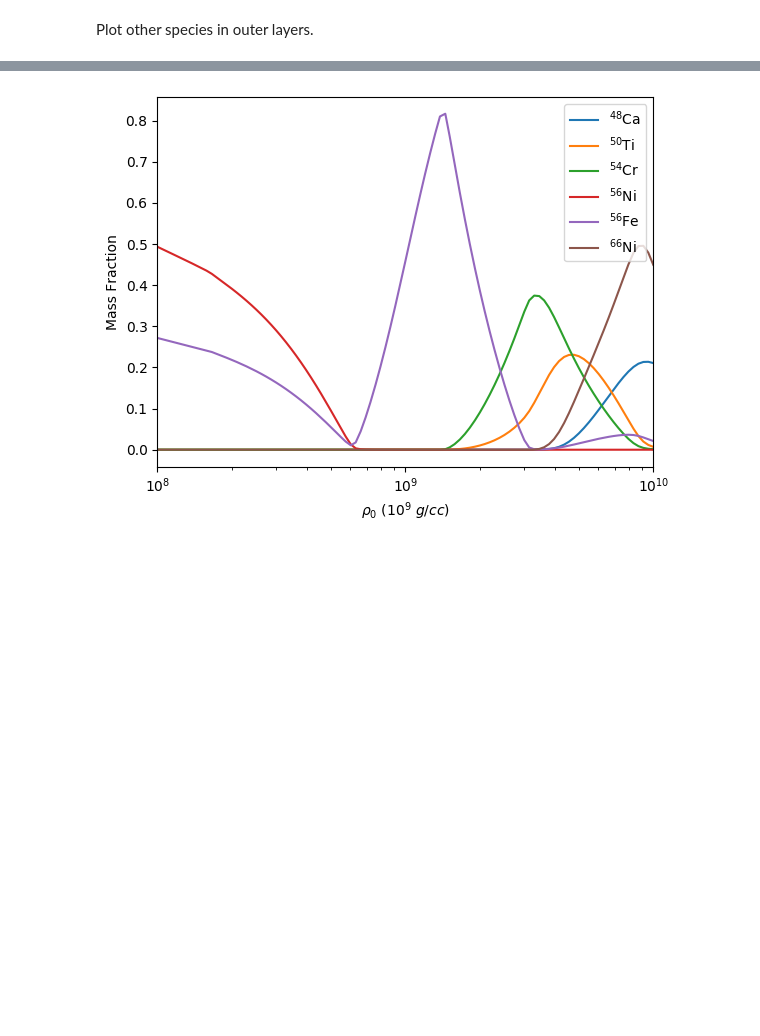
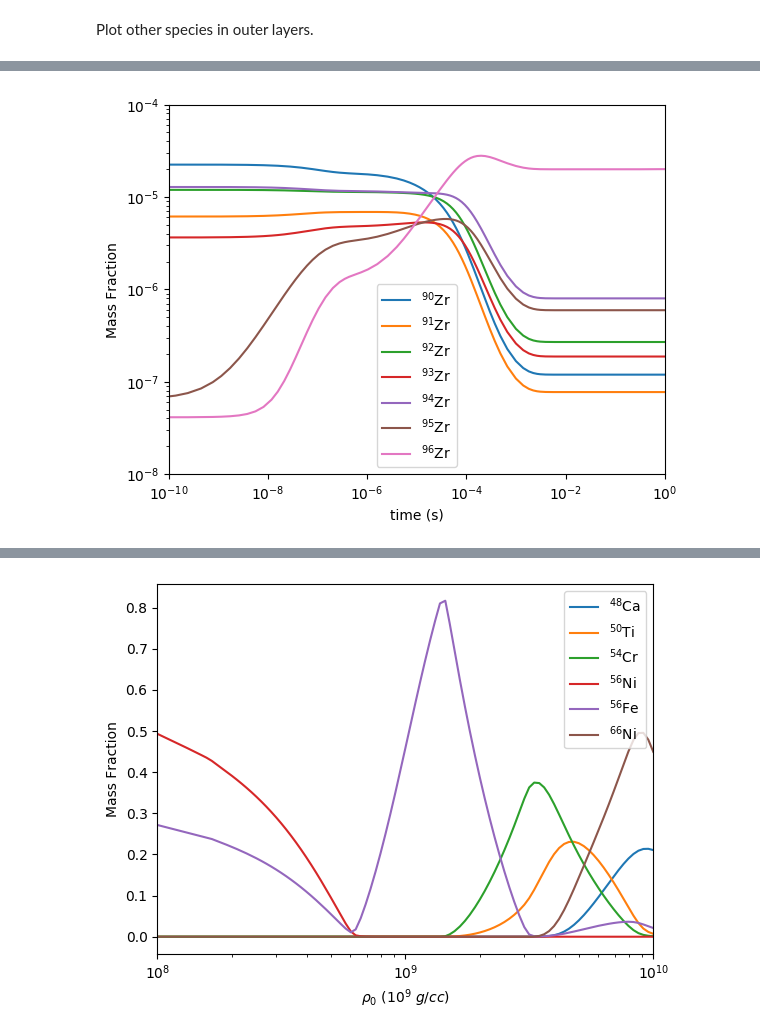
Before and after one commit to frizkat15/NRLEE-Nucleosynthesis, a Jupyter notebook: nrlee.ipynb, the cells around one changed output, grey strips where cells are left out. Saved outputs shown, nothing was run; the diff lists cells and outputs as text; code cells hidden in the pictures; blank space fills up the shorter version.

```diff
--- a/nrlee.ipynb
+++ b/nrlee.ipynb
@@ -185,0 +173,7 @@ Plot inner layers.  TODO:  add discussion. Add single-zone calculation to show e
+# %%
+species = ['zr90', 'zr91', 'zr92', 'zr93', 'zr94', 'zr95', 'zr96']
+outer_zone.plot_mass_fractions_vs_property('time', species,
+                                          xscale = 'log', yscale = 'log', xlim = [1.e-10,1], ylim = [1.e-8,1.e-4],
+                                          xlabel = 'time (s)', use_latex_names = True)
+# %% [output]
+[figure, added]
```
Also changed, not shown: parts of 52 cells of this notebook, 1 other file.
